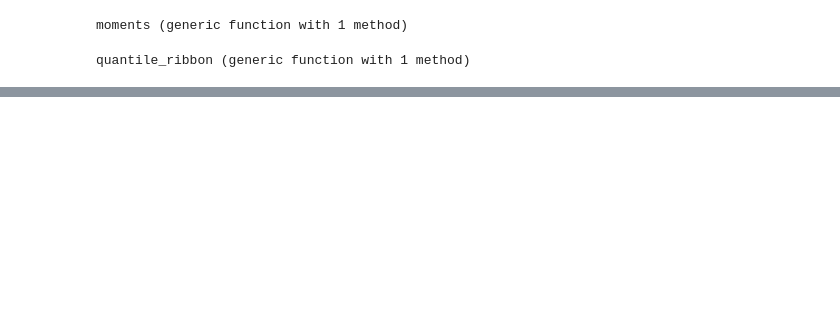
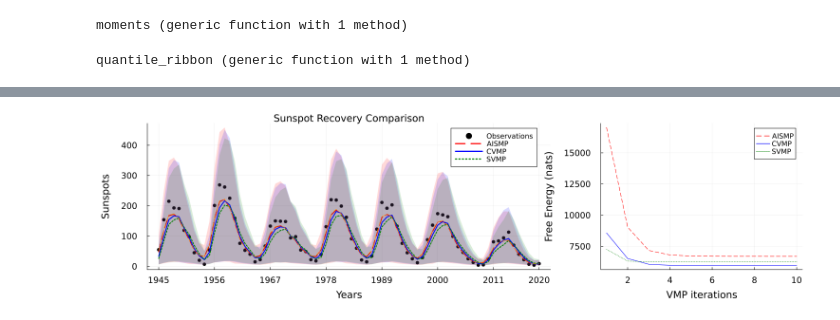
Before and after one commit to biaslab/CVMP, a Jupyter notebook: demos/generate_plots/generate_sunspot_plots.ipynb, the cells around one changed output, grey strips where cells are left out. Cells and saved outputs as stored; diff of their text form; code cells hidden in the pictures; blank space fills up the shorter version.

```diff
--- a/demos/generate_plots/generate_sunspot_plots.ipynb
+++ b/demos/generate_plots/generate_sunspot_plots.ipynb
@@ -115,0 +126,4 @@ plot(estimation_plot, fe_plot, layout=grid(1, 2, widths=(2/3,1/3)))
+# %%
+plot(gamma_based_estimation_plot, fe_plot, layout=grid(1, 2, widths=(2/3,1/3)))
+# %% [output]
+[figure, added]
```
Also changed, not shown: parts of 5 cells of this notebook, 10 other files.
